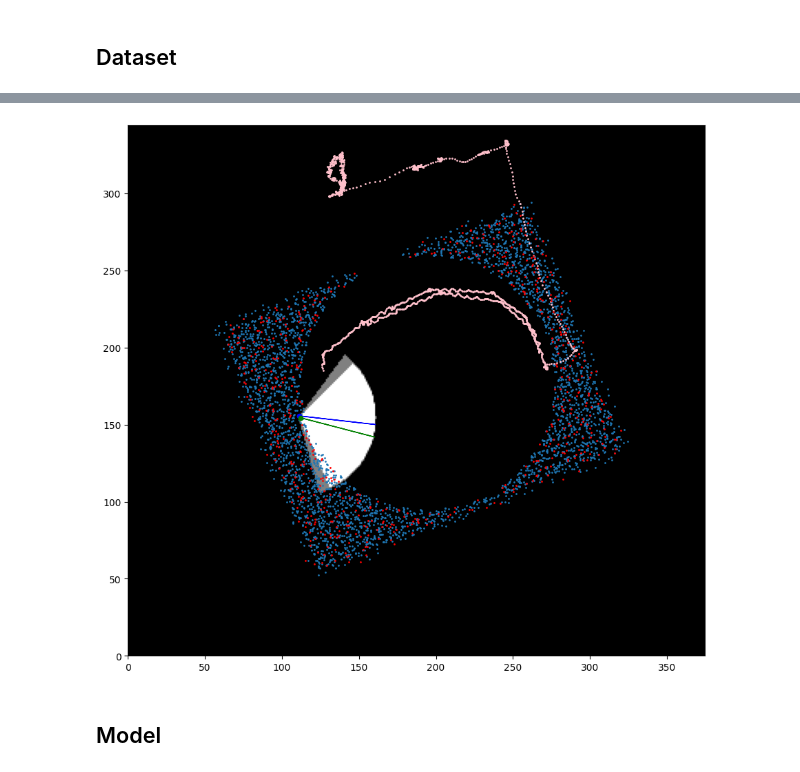
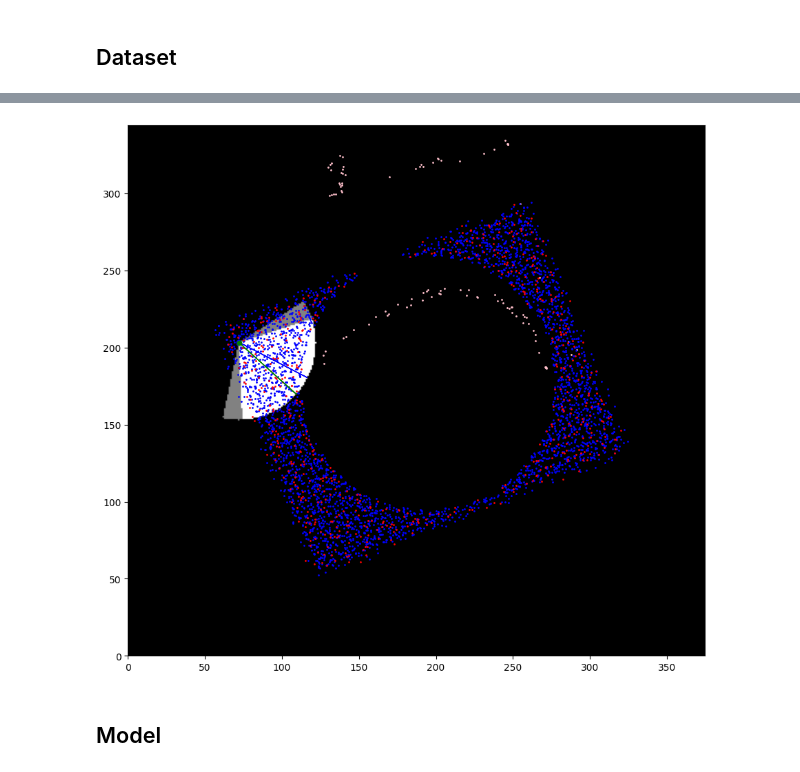
Before and after one commit to Bender97/SonarDescriptor-DF, a Jupyter notebook: SonarDescriptor_method-Copy1.ipynb, the cells around one changed output, grey strips where cells are left out. Drawn from its saved outputs; the diff is of its cells as text; code cells hidden in the pictures.

```diff
--- a/SonarDescriptor_method-Copy1.ipynb
+++ b/SonarDescriptor_method-Copy1.ipynb
@@ -62,15 +59,19 @@ class SonarDescriptorDatasetFull(Dataset):
         self.training = database4val is None
 
         if self.training:
+            idxs = np.arange(0, 1700, 1, dtype=int)
+            np.random.shuffle(idxs)
+            idxs = idxs[:100]
+
             self.realimg_source = glob.glob("/home/penguin2/SonarDescriptor/training_set/placerec_trieste/imgs/*")
             self.realimg_source.sort()
-            self.realimg_source = np.array(self.realimg_source)[:1700]
+            self.realimg_source = np.array(self.realimg_source)[idxs]
 
             self.realimg_labels = glob.glob("/home/penguin2/SonarDescriptor/training_set/placerec_trieste/pose/*")
             self.realimg_labels.sort()
-            self.realimg_labels = np.array(self.realimg_labels)
+            self.realimg_labels = np.array(self.realimg_labels)[idxs]
 
-            self.imgs = np.concatenate((self.img_source, self.realimg_source))
+            self.imgs       = np.concatenate((self.img_source, self.realimg_source))
             self.pose_paths = np.concatenate((self.img_labels, self.realimg_labels))
 
             self.descriptors=[]
@@ -358,66 +342,36 @@ IndexError: index 3000 is out of bounds for axis 0 with size 1958
 # %%
-plt.figure(figsize = (15,10))
+start_plot()
 
-ax = plt.gca()
-ax.set_xlim([0, train_data.poses[:train_data.synth, 0].max()+50])
-ax.set_ylim([0, train_data.poses[:train_data.synth, 1].max()+50])
-
-plt.scatter(train_data.poses[:train_data.synth, 0], train_data.poses[:train_data.synth, 1], marker='o', linestyle='None', s =1)
-plt.scatter(train_data.poses[train_data.synth:, 0], train_data.poses[train_data.synth:, 1], c='pink', marker='o', linestyle='None', s =1)
-plt.scatter(val_data.poses[:, 0], val_data.poses[:, 1], c='red', marker='o', linestyle='None', s = 1)
-
-rad = 50
+plot_real_poses(train_data, "pink")
+plot_synth_poses_train(train_data, "blue")
+plot_synth_poses_val(val_data, "red")
 
 train_data.apply_random_rot = False
 
+
+### PICK AN ELEM FROM VAL SET
 query_idx = np.random.randint(len(val_data), size=1)[0]
 val_query = val_data[query_idx][2]
-x,y,Y1_deg = np.array(val_query, copy=True)#train_data.poses[minidx, :3].clone()
-print(x,y,Y1_deg)
-Y1_deg = 90 - Y1_deg
-Y1 = Y1_deg * math.pi / 180
-dy, dx = rad*math.cos(Y1), rad*math.sin(Y1)
-plt.arrow(x, y, dx, dy, color='blue')
-plt.scatter(x, y, c='blue', s = 20.51)
 
-center = np.array([x, y]).astype(int)
-mask1 = sector_mask((325+50, 295+50),center,50,(Y1_deg-60,Y1_deg+60)).T
-# plt.imshow(mask1, cmap="gray")
+x1,y1, Y1, Y1_deg = parse_pose(val_query)
+scatter_orientation(x1, y1, Y1, "blue")
+scatter_point(x1, y1, "blue")
 
+### PICK ITS CLOSEST TRAIN SET ELEM
 
-closest_idx = val_data.closest_indices[query_idx] #train_data.gtquery(val_query)
+closest_idx = val_data.closest_indices[query_idx]
 train_closest = train_data[closest_idx][2]
 
-print("closest_idx:", closest_idx)
-x,y,Y2_deg = train_closest
-print(x,y,Y2_deg)
-Y2_deg = 90 - Y2_deg
-Y2 = Y2_deg * math.pi / 180
-dy, dx = rad*math.cos(Y2), rad*math.sin(Y2)
-plt.arrow(x, y, dx, dy, color='green')
-plt.scatter(x, y, c='green', s = 20.51)
+x2,y2, Y2, Y2_deg = parse_pose(train_closest)
+scatter_orientation(x2, y2, Y2, "green")
+scatter_point(x2, y2, "green")
 
-print("DIFFERENCE", abs(Y2_deg-Y1_deg))
+print("yaw difference", abs(Y2_deg-Y1_deg), "deg")
 
-center = np.array([x, y]).astype(int)
-mask2 = sector_mask((325+50, 295+50),center,50,(Y2_deg-60,Y2_deg+60)).T
-# plt.imshow(mask2, cmap="gray")
+mask3, iou = generate_interference_mask(x1, y1, Y1, Y1_deg, x2, y2, Y2, Y2_deg)
 
 ##### INTERFERENCE
-mask_and = np.logical_and(mask1, mask2) ## intersection
-mask_xor = np.logical_xor(mask1, mask2) ## U/intersection
-
-R3 = 2*abs(math.cos((Y1-Y2)/2))
-mask_and = mask_and*R3
-
-mask3 = mask_and + mask_xor
-
-union = mask1.sum() + mask2.sum()
-intersection = mask_and.sum()
-iou = intersection/union if union>0 else 0
-
-print(mask_and.max(), "iou:", iou)
-
+print("iou:", iou)
 plt.imshow(mask3, cmap="gray")
 
 print("localization error: ", np.linalg.norm(train_closest[:2]-val_query[:2], ord=2)/10, "meters")
@@ -431,4 +382,4 @@ localization error:  0.14881216287612914 meters
-[figure, old version]
+[figure, new version]
 # %%
 batch = 8
 k = batch * (batch-1)
```
Also changed, not shown: parts of 28 cells of this notebook.
